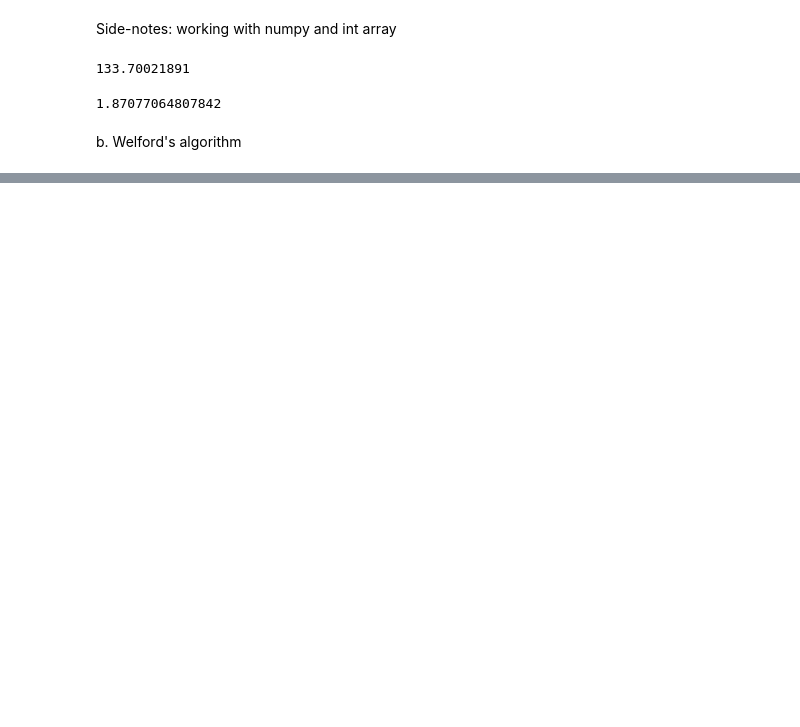
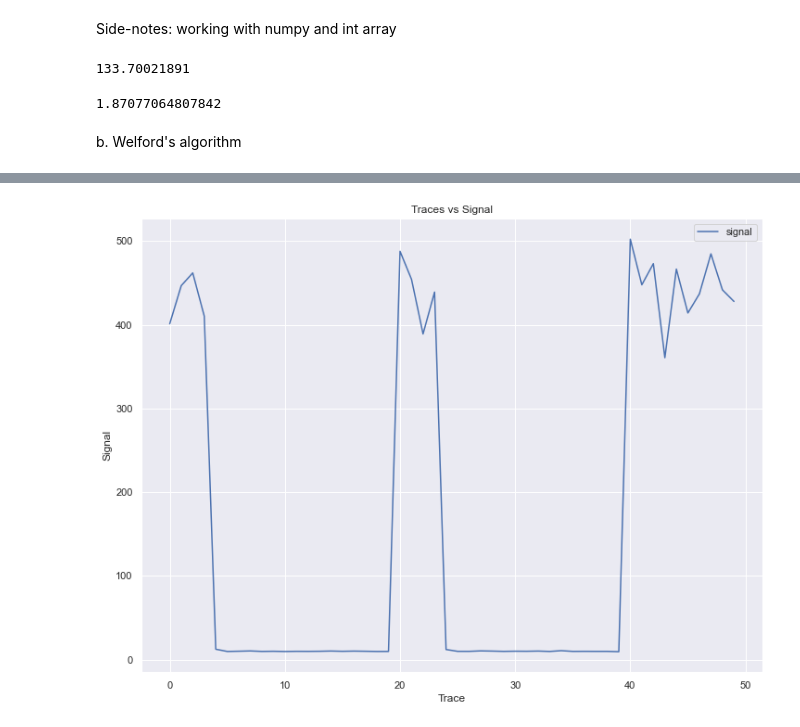
Before and after one commit to KingstonRainsworthCS/CS-599-PhysAttack, a Jupyter notebook: HW2/HW2.ipynb, the cells around one changed output, grey strips where cells are left out. Drawn from its saved outputs; the diff is of its cells as text; code cells hidden in the pictures; blank space fills up the shorter version.

```diff
--- a/HW2/HW2.ipynb
+++ b/HW2/HW2.ipynb
@@ -79,0 +117,17 @@ time in seconds:  -134.9626064300537
+# %%
+start = time.time()
+
+m1q = 0
+cs2q = 0
+cardinality = 0
+Q = np.zeros(100000000)
+
+with open(PATH_TO_FILE, mode='rb') as f:
+    while ((byte := f.read(1))):
+        intbyte = int.from_bytes(byte, "big")
+        (m1q,cs2q,cardinality,Q) = Opam(m1q, cs2q, cardinality, Q, intbyte)
+
+end = time.time()
+print("One pass abitrary's mean: ", res.m1q)
+print("One pass abitrary's variance: ", res.cs2q/100000000)
+print("time in seconds: ", end-start)
@@ -79,0 +187,44 @@ time in seconds:  -134.9626064300537
+# %%
+PATH_TO_TRACES_FILE = './traces_10000x50_int8.bin'
+PATH_TO_PLAINTEXT_FILE = './plaintext_10000x16_uint8.bin'
+#1st get the index of all the plaintext with firsbyte = 0x00 - 0xff
+#2nd get vertical mean of traces with those index
+#3rd get variance of all of those traces
+
+#first snr = average over first column of trace
+#second snr = average over first second column of trace
+plaintextData = np.zeros(10000)
+plaintextIndex = 0
+with open(PATH_TO_PLAINTEXT_FILE, mode='rb') as f:
+    while ((byte := f.read(16))):
+        plaintextData[plaintextIndex] = int.from_bytes(byte[:1], "big")
+        plaintextIndex +=1
+
+traceData = np.zeros((10000,50))
+traceIndex = 0
+with open(PATH_TO_TRACES_FILE, mode='rb') as f:
+    while ((byte := f.read(50))):
+        for i in range(len(byte)):
+            traceData[traceIndex][i] = byte[i]
+        traceIndex+=1
+
+## get list of vertical average traces[plaintext]
+averageTraces = np.zeros([256, 50])
+varianceTraces = np.zeros([256, 50])
+for i in range(0,255):
+    textFirstByteIndex = np.where(plaintextData == i)
+    traceDataPlaintext = traceData[textFirstByteIndex]
+    averageTraces[i] =  np.nanmean(traceDataPlaintext, axis=0)
+    varianceTraces[i] = np.nanvar(traceDataPlaintext, axis=0)
+
+signalArray = np.nanvar(averageTraces,axis=0)
+noiseArray = np.nanmean(varianceTraces,axis=0)
+
+plt.subplots(figsize=(12, 9))
+plt.title("Traces vs Signal")
+ax4 = sns.lineplot(x = list(range(50)), y = signalArray, label='signal')
+ax4.set(xlabel='Trace', ylabel='Signal')
+ax4.legend()
+plt.show()
+# %% [output]
+[figure, added]
```
Also changed, not shown: parts of 26 cells of this notebook, 2 other files.
